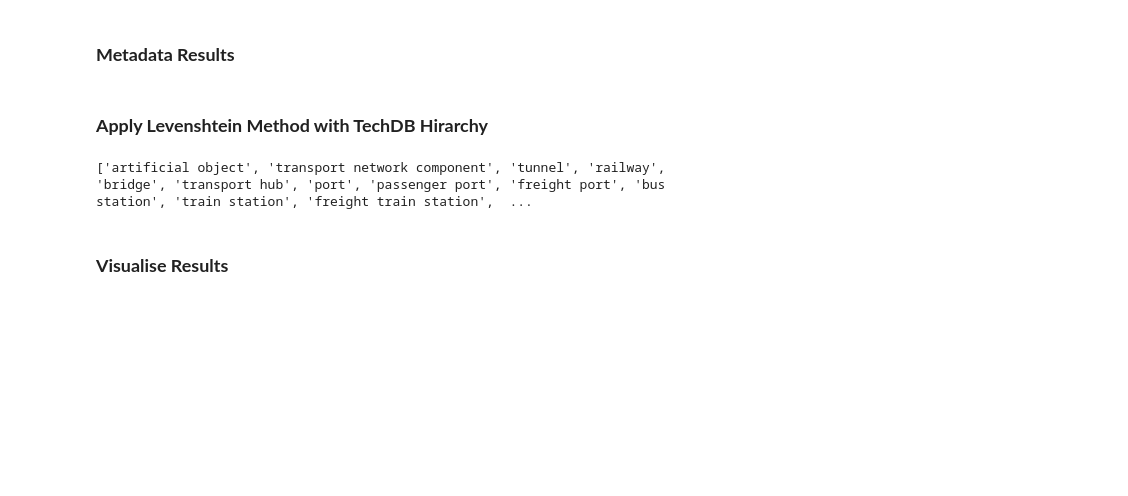
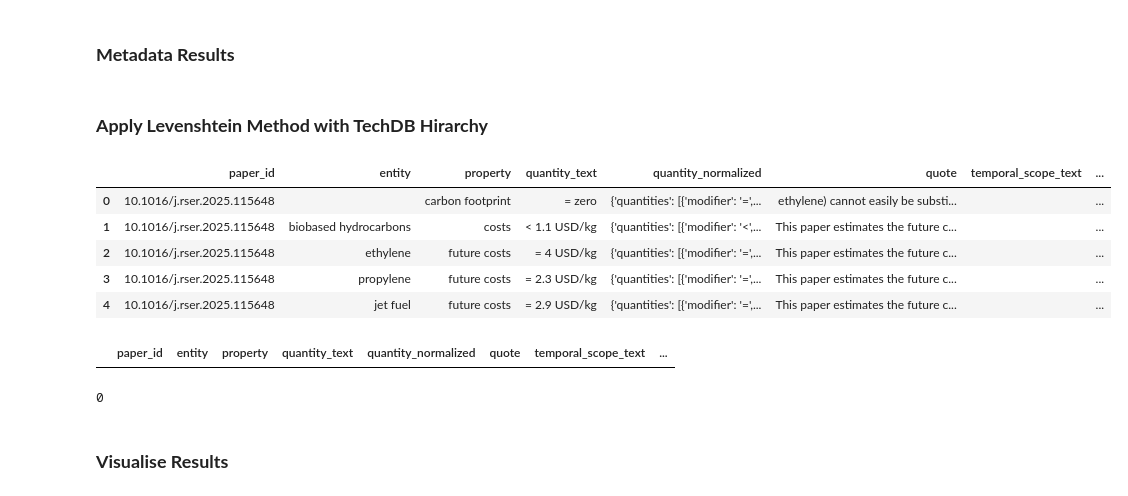
Before and after one commit to FZJ-IEK3-VSA/quinex-energy-system-studies, a Jupyter notebook: notebooks/quinex_results.ipynb, the cells around one changed output. Cells and saved outputs as stored; diff of their text form; code cells hidden in the pictures; blank space fills up the shorter version.

```diff
--- a/notebooks/quinex_results.ipynb
+++ b/notebooks/quinex_results.ipynb
@@ -76,12 +68,0 @@ prop_list = tb.save_properties()
-# %%
-print(en_list)
-# %% [output]
-['artificial object', 'transport network component', 'tunnel', 'railway', 'bridge', 'transport hub', 'port', 'passenger port', 'freight port', 'bus station', 'train station', 'freight train station',  ...
-# %%
-df_path = "../data/quinex/df_quinex_levenshtein.parquet"
-df_quinex = visualisation.load_df("../data/quinex/df_quinex.parquet")
-
-df_quinex[['entity_mapping', 'entity_match_score']] = df_quinex['entity'].apply(lambda x: pd.Series(levenshtein.get_best_match(x, en_list, "similarity")))
-# %%
-df_quinex[['property_mapping', 'property_match_score']] = df_quinex['property'].apply(lambda x: pd.Series(levenshtein.get_best_match(x, prop_list, "similarity")))
-visualisation.save_df(df_quinex, df_path)
@@ -89,0 +69,20 @@ display(df_quinex.head(1))
+# %%
+import requests
+url = "http://127.0.0.1:8080/match_dataset"
+json_dict = {
+    "levenshtein": "similarity",
+    "data": df_quinex[['entity', 'property']].head().to_dict(orient="records")
+}
+response = requests.post(url, json=json_dict)
+# %%
+import pandas as pd
+df_response = pd.DataFrame(response.json())
+df_mapped = df_quinex.merge(df_response, on=['entity', 'property'], how='left')
+display(df_mapped.head())
+# %% [output]
+|  | paper_id | entity | property | quantity_text | quantity_normalized | quote | temporal_scope_text | ... |
+| 0 | 10.1016/j.rser.2025.115648 |  | carbon footprint | = zero | {'quantities': [{'modifier': '=',... | ethylene) cannot easily be substi... |  | ... |
+| 1 | 10.1016/j.rser.2025.115648 | biobased hydrocarbons | costs | < 1.1 USD/kg | {'quantities': [{'modifier': '<',... | This paper estimates the future c... |  | ... |
+| 2 | 10.1016/j.rser.2025.115648 | ethylene | future costs | = 4 USD/kg | {'quantities': [{'modifier': '=',... | This paper estimates the future c... |  | ... |
+| 3 | 10.1016/j.rser.2025.115648 | propylene | future costs | = 2.3 USD/kg | {'quantities': [{'modifier': '=',... | This paper estimates the future c... |  | ... |
+| 4 | 10.1016/j.rser.2025.115648 | jet fuel | future costs | = 2.9 USD/kg | {'quantities': [{'modifier': '=',... | This paper estimates the future c... |  | ... |
@@ -90,5 +91,8 @@ display(df_quinex.head(1))
 # %%
-df_levenshtein = df_quinex[(df_quinex['entity_match_score'] >= 0.75) & (df_quinex['property_match_score'] >=0.75)]
+df_levenshtein = df_mapped[(df_mapped['entity_match_score'] >= 0.75) & (df_mapped['property_match_score'] >=0.75)]
 display(df_levenshtein.head(10))
 print(len(df_levenshtein))
+# %% [output]
+|  | paper_id | entity | property | quantity_text | quantity_normalized | quote | temporal_scope_text | ... |
+0
 # %%
```
Also changed, not shown: parts of 12 cells of this notebook, 11 other files.
